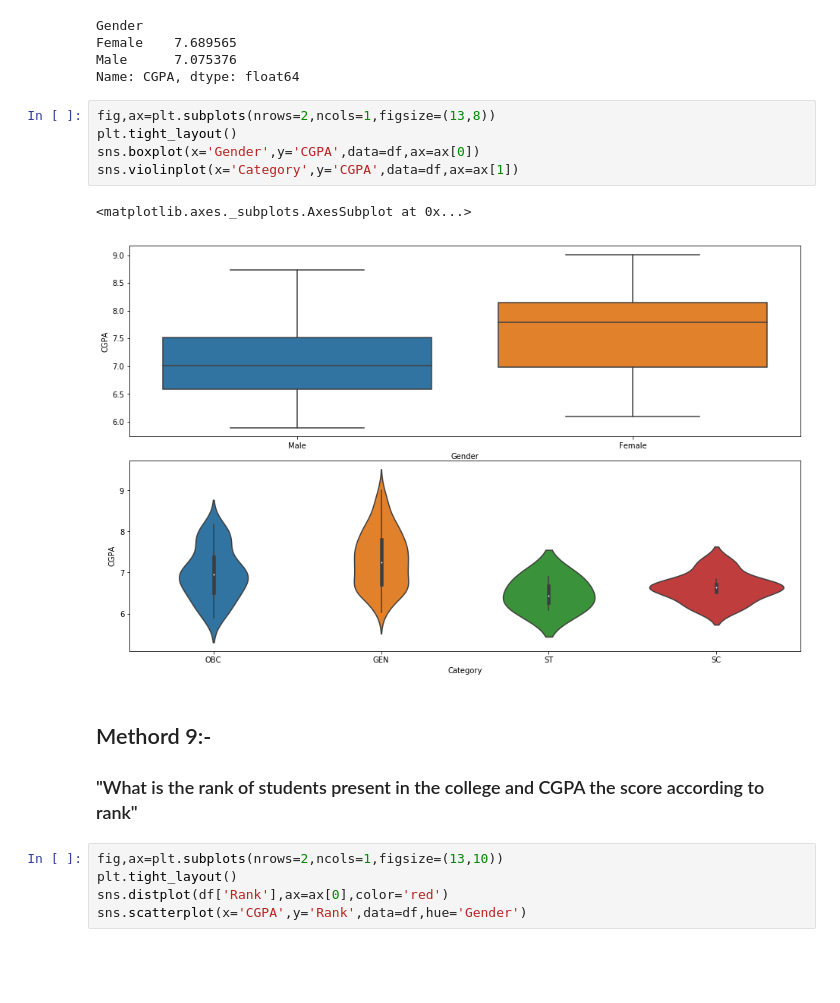
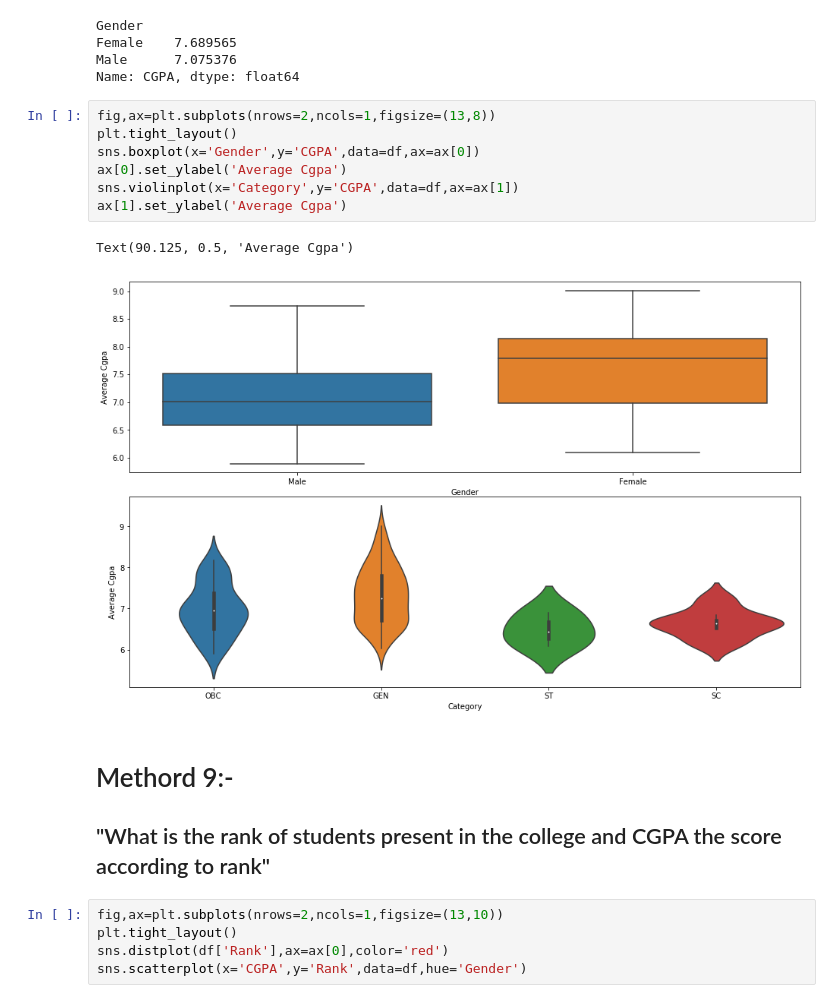
Before and after one commit to Learnlearningplatform/Btech_student_analysis, a Jupyter notebook: assignment_2.ipynb, the cells around one changed output. Drawn from its saved outputs; the diff is of its cells as text; blank space fills up the shorter version.

```diff
--- a/assignment_2.ipynb
+++ b/assignment_2.ipynb
@@ -285,14 +290,16 @@ Name: CGPA, dtype: float64
 # %%
 fig,ax=plt.subplots(nrows=2,ncols=1,figsize=(13,8))
 plt.tight_layout()
 sns.boxplot(x='Gender',y='CGPA',data=df,ax=ax[0])
+ax[0].set_ylabel('Average Cgpa')
 sns.violinplot(x='Category',y='CGPA',data=df,ax=ax[1])
+ax[1].set_ylabel('Average Cgpa')
 # %% [output]
-<matplotlib.axes._subplots.AxesSubplot at 0x...>
+Text(90.125, 0.5, 'Average Cgpa')
-[figure, old version]
+[figure, new version]
 # %% [markdown]
-## Methord 9:-
-### "What is the rank of students present in the college and CGPA the score according to rank"
+# Methord 9:-
+## "What is the rank of students present in the college and CGPA the score according to rank"
 # %%
 fig,ax=plt.subplots(nrows=2,ncols=1,figsize=(13,10))
 plt.tight_layout()
```
Also changed, not shown: parts of 28 cells of this notebook.
